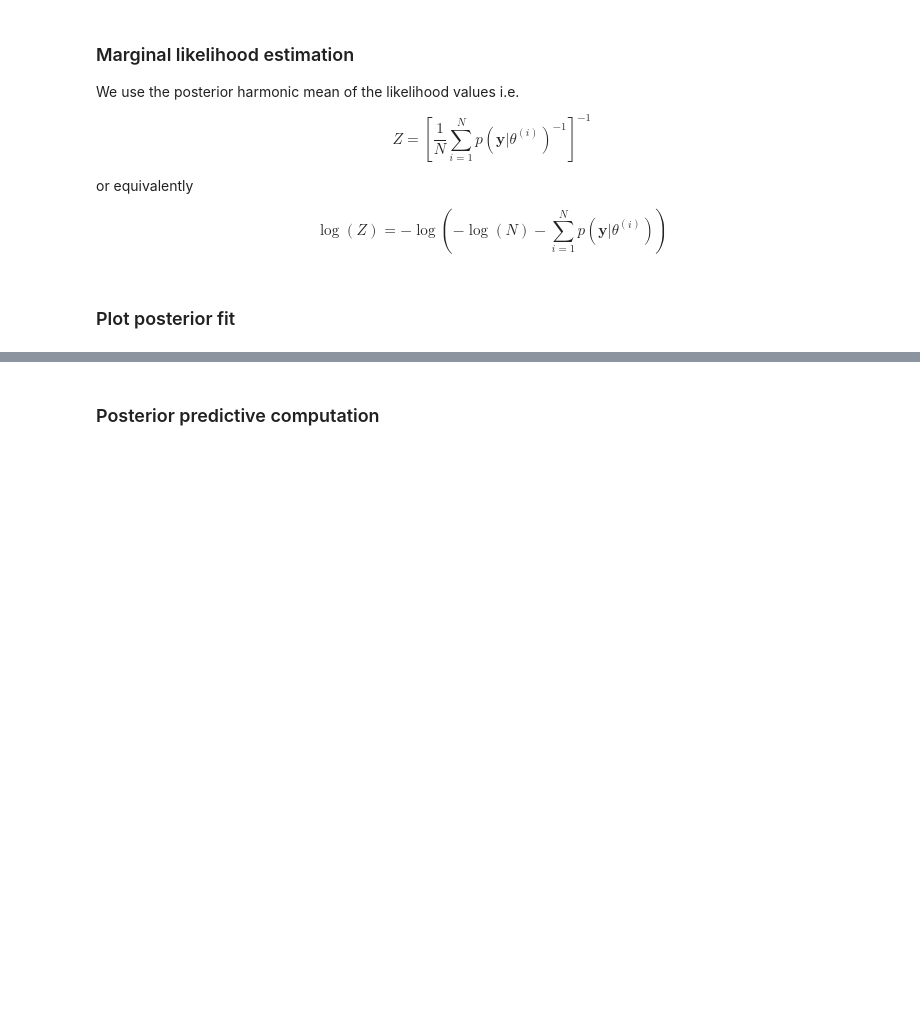
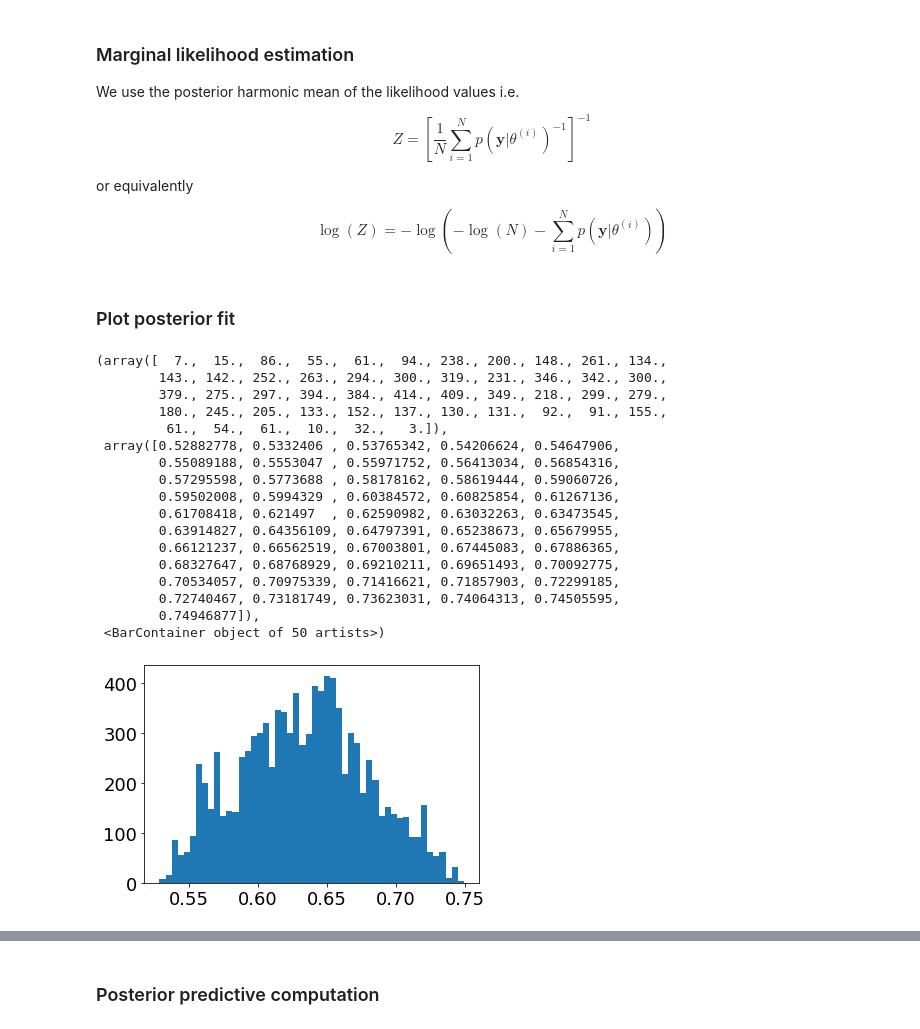
Before and after one commit to YannisZa/probabilistic_traffic_flow_modelling, a Jupyter notebook: notebooks/exponential_fd_metropolis_hastings_debugging.ipynb, the cells around one changed output, grey strips where cells are left out. Drawn from its saved outputs; the diff is of its cells as text; code cells hidden in the pictures; blank space fills up the shorter version.

```diff
--- a/notebooks/exponential_fd_metropolis_hastings_debugging.ipynb
+++ b/notebooks/exponential_fd_metropolis_hastings_debugging.ipynb
@@ -736,6 +736,27 @@ file = "/Users/Yannis/code/probabilistic_traffic_flow_modelling/data/output/infe
 grw_mcmc_parameters = np.loadtxt(file)
 
 grw_mcmc_parameters = np.hstack((grw_mcmc_parameters,(np.ones((grw_mcmc_parameters.shape[0],1))*sigma2)))
+# %%
+plt.hist(grw_mcmc_parameters[burnin:,0],bins=50)
+# %% [output]
+(array([  7.,  15.,  86.,  55.,  61.,  94., 238., 200., 148., 261., 134.,
+        143., 142., 252., 263., 294., 300., 319., 231., 346., 342., 300.,
+        379., 275., 297., 394., 384., 414., 409., 349., 218., 299., 279.,
+        180., 245., 205., 133., 152., 137., 130., 131.,  92.,  91., 155.,
+         61.,  54.,  61.,  10.,  32.,   3.]),
+ array([0.52882778, 0.5332406 , 0.53765342, 0.54206624, 0.54647906,
+        0.55089188, 0.5553047 , 0.55971752, 0.56413034, 0.56854316,
+        0.57295598, 0.5773688 , 0.58178162, 0.58619444, 0.59060726,
+        0.59502008, 0.5994329 , 0.60384572, 0.60825854, 0.61267136,
+        0.61708418, 0.621497  , 0.62590982, 0.63032263, 0.63473545,
+        0.63914827, 0.64356109, 0.64797391, 0.65238673, 0.65679955,
+        0.66121237, 0.66562519, 0.67003801, 0.67445083, 0.67886365,
+        0.68327647, 0.68768929, 0.69210211, 0.69651493, 0.70092775,
+        0.70534057, 0.70975339, 0.71416621, 0.71857903, 0.72299185,
+        0.72740467, 0.73181749, 0.73623031, 0.74064313, 0.74505595,
+        0.74946877]),
+ <BarContainer object of 50 artists>)
+[figure, added]
 # %%
 alpha_mean = np.mean(grw_mcmc_parameters[burnin:,0])
 alpha_std = np.std(grw_mcmc_parameters[burnin:,0])
```
Also changed, not shown: parts of 15 cells of this notebook, 6 other files.
